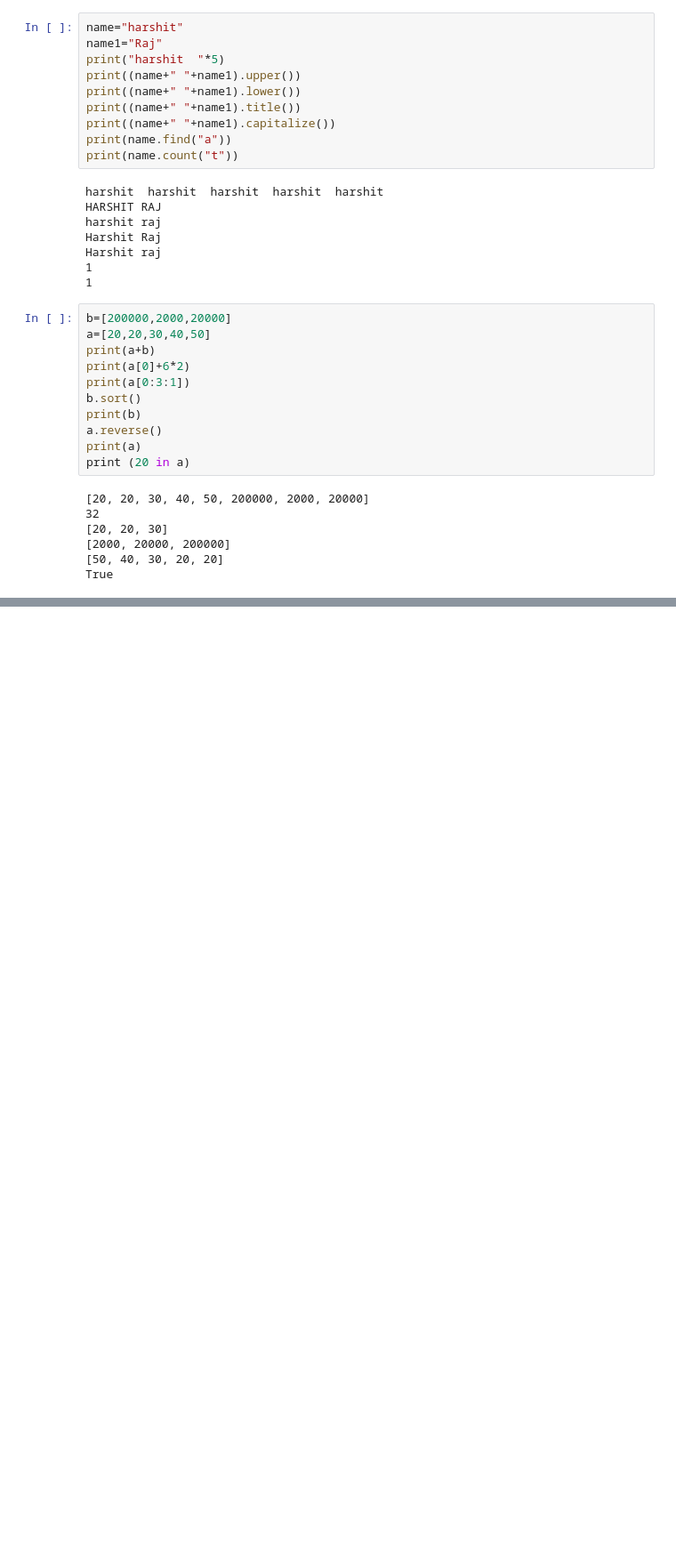
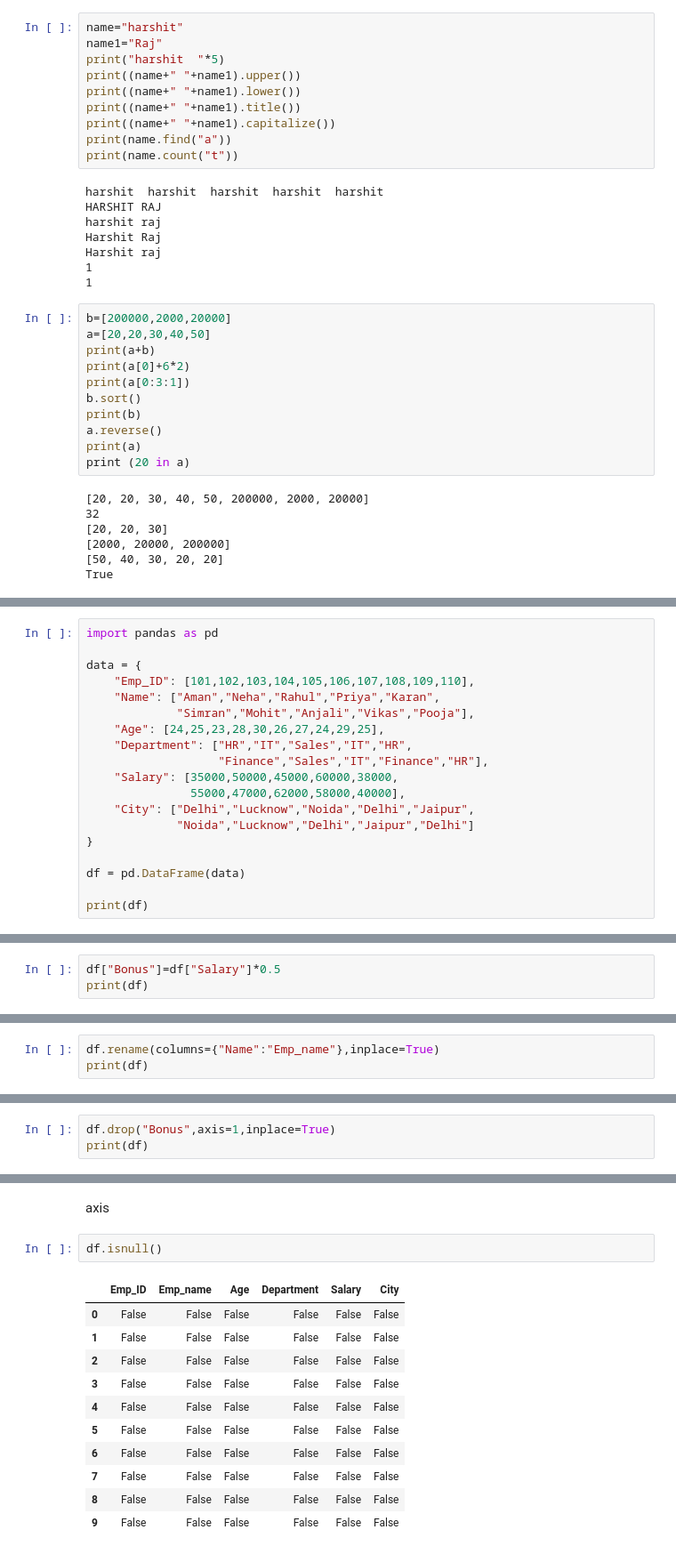
Before and after one commit to nightshadow0711-maker/summer-internship, a Jupyter notebook: python.ipynb, the cells around one changed output, grey strips where cells are left out. Shown at 89% size. Saved outputs shown, nothing was run; the diff lists cells and outputs as text; blank space fills up the shorter version.

```diff
--- a/python.ipynb
+++ b/python.ipynb
@@ -213,0 +332,19 @@ True
+# %%
+import pandas as pd
+
+data = {
+    "Emp_ID": [101,102,103,104,105,106,107,108,109,110],
+    "Name": ["Aman","Neha","Rahul","Priya","Karan",
+             "Simran","Mohit","Anjali","Vikas","Pooja"],
+    "Age": [24,25,23,28,30,26,27,24,29,25],
+    "Department": ["HR","IT","Sales","IT","HR",
+                   "Finance","Sales","IT","Finance","HR"],
+    "Salary": [35000,50000,45000,60000,38000,
+               55000,47000,62000,58000,40000],
+    "City": ["Delhi","Lucknow","Noida","Delhi","Jaipur",
+             "Noida","Lucknow","Delhi","Jaipur","Delhi"]
+}
+
+df = pd.DataFrame(data)
+
+print(df)
@@ -213,0 +435,3 @@ True
+# %%
+df["Bonus"]=df["Salary"]*0.5
+print(df)
@@ -213,0 +450,3 @@ True
+# %%
+df.rename(columns={"Name":"Emp_name"},inplace=True)
+print(df)
@@ -213,0 +465,3 @@ True
+# %%
+df.drop("Bonus",axis=1,inplace=True)
+print(df)
@@ -213,0 +480,16 @@ True
+# %% [markdown]
+axis
+# %%
+df.isnull()
+# %% [output]
+|  | Emp_ID | Emp_name | Age | Department | Salary | City |
+| 0 | False | False | False | False | False | False |
+| 1 | False | False | False | False | False | False |
+| 2 | False | False | False | False | False | False |
+| 3 | False | False | False | False | False | False |
+| 4 | False | False | False | False | False | False |
+| 5 | False | False | False | False | False | False |
+| 6 | False | False | False | False | False | False |
+| 7 | False | False | False | False | False | False |
+| 8 | False | False | False | False | False | False |
+| 9 | False | False | False | False | False | False |
```
Also changed, not shown: parts of 42 cells of this notebook, 5 other files.
